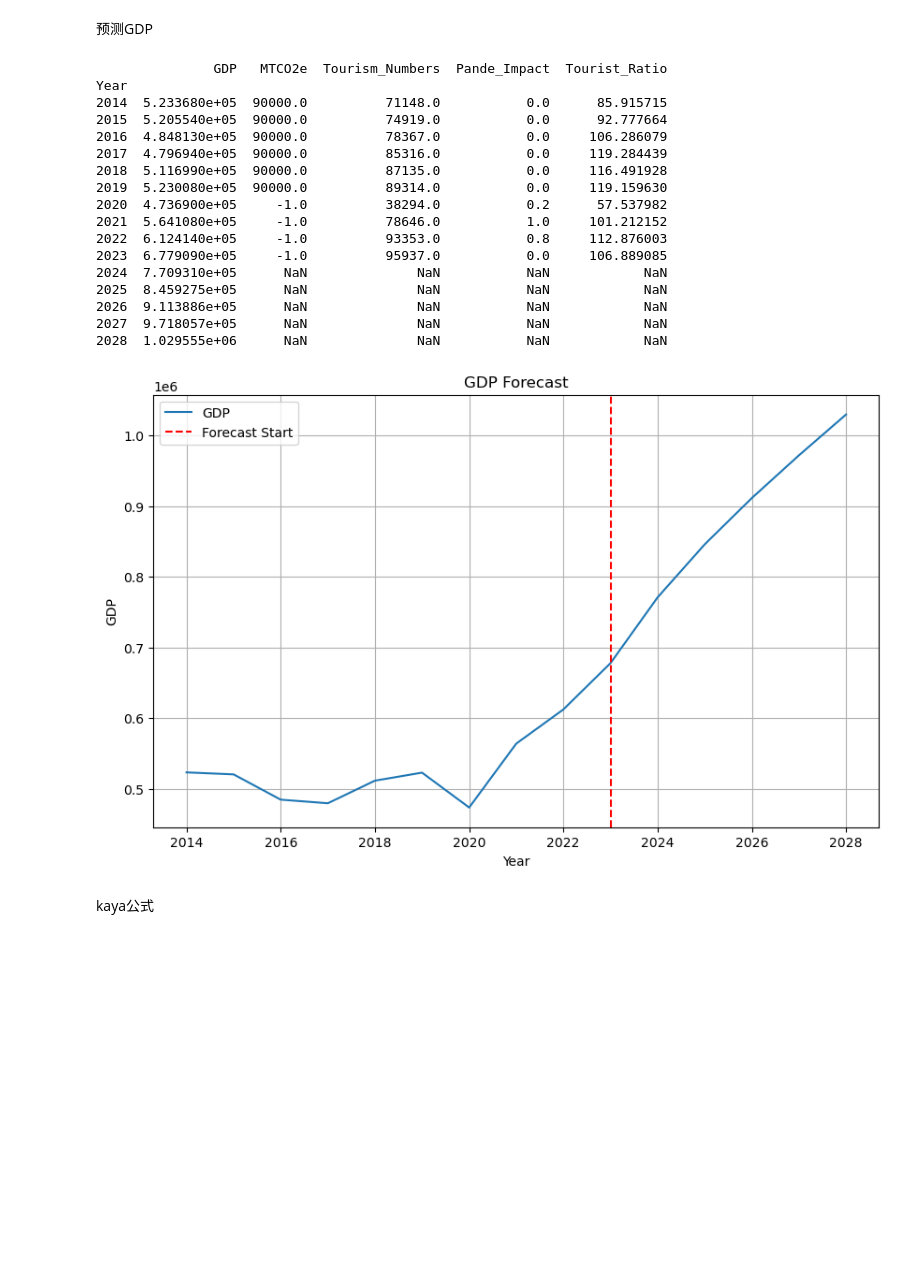
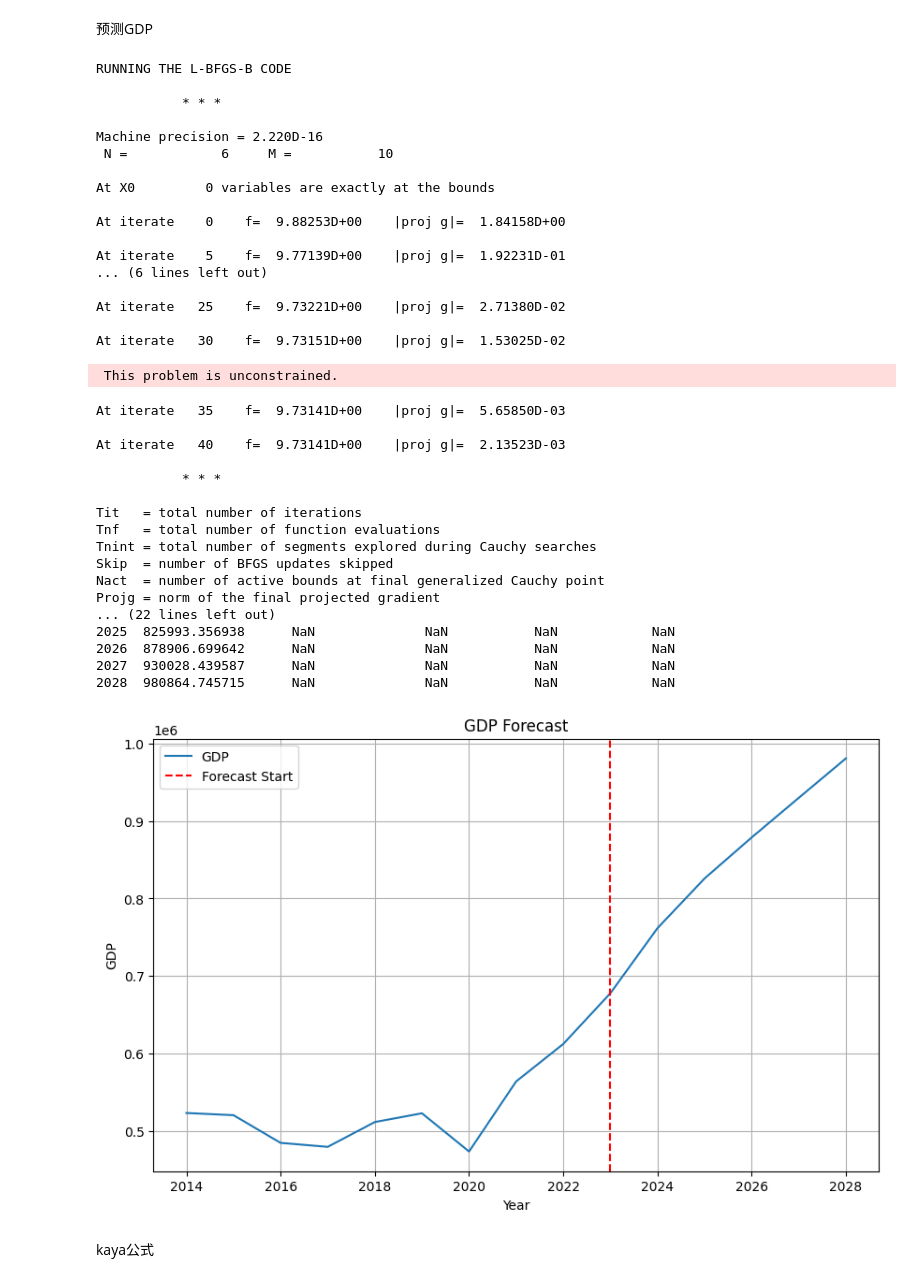
Before and after one commit to BlackMaple1203/MCM, a Jupyter notebook: Code/environment/kaya.ipynb, the cells around one changed output. Drawn from its saved outputs; the diff is of its cells as text; code cells hidden in the pictures; blank space fills up the shorter version.

```diff
--- a/Code/environment/kaya.ipynb
+++ b/Code/environment/kaya.ipynb
@@ -197,55 +231,73 @@ CI =  [[4.03770723e-05]] * n +  [14.54012436]
 # %% [markdown]
 预测GDP
 # %%
-model = SARIMAX(df['GDP'], exog=df['Pande_Impact'], order=(1, 2, 2))
+model = SARIMAX(df['GDP'], exog=df['Pande_Impact'], order=(1, 2, 3))
 fitted_model = model.fit()
 
 
 
 forecast = fitted_model.forecast(steps=len(forecast_years), exog=forecast_exog)
 
 forecast_df = pd.DataFrame({
     'Year': forecast_years,
     'GDP': forecast
 })
 forecast_df.set_index('Year', inplace=True)
 
 # 合并已知数据和预测数据
 combined_df = pd.concat([df, forecast_df])
 
 print(combined_df)
 
 combined_df.to_csv('combined_df.csv')
 
 # 绘制图像
 plt.figure(figsize=(10, 6))
 plt.plot(combined_df.index, combined_df['GDP'], label='GDP')
 plt.axvline(x=2023, color='r', linestyle='--', label='Forecast Start')
 plt.xlabel('Year')
 plt.ylabel('GDP')
 plt.title('GDP Forecast')
 plt.legend()
 plt.grid(True)
 plt.show()
 # %% [output]
-               GDP   MTCO2e  Tourism_Numbers  Pande_Impact  Tourist_Ratio
-Year
-2014  5.233680e+05  90000.0          71148.0           0.0      85.915715
-2015  5.205540e+05  90000.0          74919.0           0.0      92.777664
-2016  4.848130e+05  90000.0          78367.0           0.0     106.286079
-2017  4.796940e+05  90000.0          85316.0           0.0     119.284439
-2018  5.116990e+05  90000.0          87135.0           0.0     116.491928
-2019  5.230080e+05  90000.0          89314.0           0.0     119.159630
-2020  4.736900e+05     -1.0          38294.0           0.2      57.537982
-2021  5.641080e+05     -1.0          78646.0           1.0     101.212152
-2022  6.124140e+05     -1.0          93353.0           0.8     112.876003
-2023  6.779090e+05     -1.0          95937.0           0.0     106.889085
-2024  7.709310e+05      NaN              NaN           NaN            NaN
-2025  8.459275e+05      NaN              NaN           NaN            NaN
-2026  9.113886e+05      NaN              NaN           NaN            NaN
-2027  9.718057e+05      NaN              NaN           NaN            NaN
-2028  1.029555e+06      NaN              NaN           NaN            NaN
+RUNNING THE L-BFGS-B CODE
+
+           * * *
+
+Machine precision = 2.220D-16
+ N =            6     M =           10
+
+At X0         0 variables are exactly at the bounds
+
+At iterate    0    f=  9.88253D+00    |proj g|=  1.84158D+00
+
+At iterate    5    f=  9.77139D+00    |proj g|=  1.92231D-01
+... (6 lines left out)
+
+At iterate   25    f=  9.73221D+00    |proj g|=  2.71380D-02
+
+At iterate   30    f=  9.73151D+00    |proj g|=  1.53025D-02
+ This problem is unconstrained.
+At iterate   35    f=  9.73141D+00    |proj g|=  5.65850D-03
+
+At iterate   40    f=  9.73141D+00    |proj g|=  2.13523D-03
+
+           * * *
+
+Tit   = total number of iterations
+Tnf   = total number of function evaluations
+Tnint = total number of segments explored during Cauchy searches
+Skip  = number of BFGS updates skipped
+Nact  = number of active bounds at final generalized Cauchy point
+Projg = norm of the final projected gradient
+... (22 lines left out)
+2025  825993.356938      NaN              NaN           NaN            NaN
+2026  878906.699642      NaN              NaN           NaN            NaN
+2027  930028.439587      NaN              NaN           NaN            NaN
+2028  980864.745715      NaN              NaN           NaN            NaN
-[figure, old version]
+[figure, new version]
 # %% [markdown]
 kaya公式
 # %%
```
Also changed, not shown: parts of 4 cells of this notebook, 16 other files.
